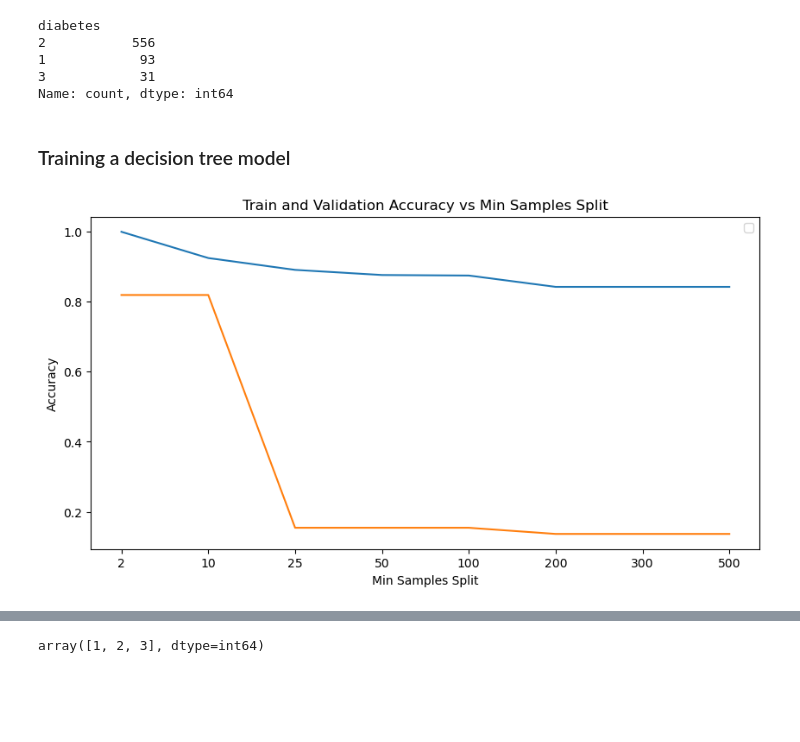
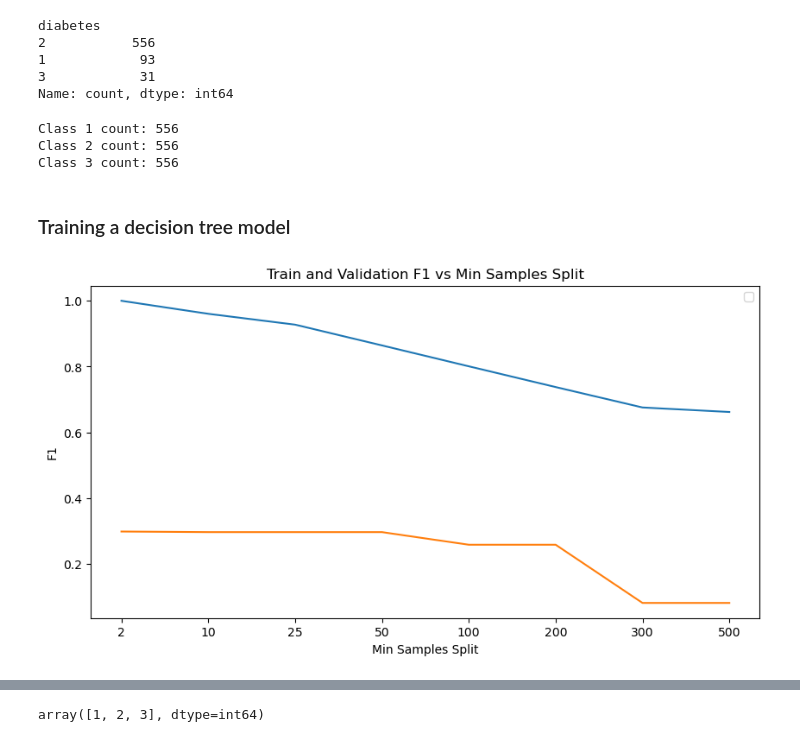
Before and after one commit to ryansoh-42/interpretable-ML-T2DM, a Jupyter notebook: notebooks/04_model_training.ipynb, the cells around one changed output, grey strips where cells are left out. Drawn from its saved outputs; the diff is of its cells as text; code cells hidden in the pictures; blank space fills up the shorter version.

```diff
--- a/notebooks/04_model_training.ipynb
+++ b/notebooks/04_model_training.ipynb
@@ -93,22 +93,23 @@ diabetes
 3            31
 Name: count, dtype: int64
 # %%
-# # Use BorderlineSMOTE to create synthetic samples for minority class near the decision boundary
-# from imblearn.over_sampling import BorderlineSMOTE
+# Use BorderlineSMOTE to create synthetic samples for minority class near the decision boundary
+from imblearn.over_sampling import SMOTE
 
-# borderline_smote = BorderlineSMOTE(sampling_strategy="not majority",
-#                                     random_state=42,
-#                                     k_neighbors=3,
-#                                     m_neighbors=5,
-#                                     kind="borderline-1"
-#                                     )
+smote = SMOTE(sampling_strategy="not majority",
+                                    random_state=42,
+                                    k_neighbors=3)
 
-# # .values.ravel() to convert y_train values to a 1-D array
-# x_train_balanced, y_train_balanced = borderline_smote.fit_resample(x_train_scaled, y_train.values.ravel())
+# .values.ravel() to convert y_train values to a 1-D array
+x_train_balanced, y_train_balanced = smote.fit_resample(x_train_scaled, y_train.values.ravel())
 
-# unique, counts = np.unique(y_train_balanced, return_counts=True)
-# for class_id, count in zip(unique, counts):
-#     print(f"Class {class_id} count: {count}")
+unique, counts = np.unique(y_train_balanced, return_counts=True)
+for class_id, count in zip(unique, counts):
+    print(f"Class {class_id} count: {count}")
+# %% [output]
+Class 1 count: 556
+Class 2 count: 556
+Class 3 count: 556
 # %% [markdown]
 ### Training a decision tree model
 # %%
@@ -117,41 +118,41 @@ Name: count, dtype: int64
 min_samples_split_list = [2, 10, 25, 50, 100, 200, 300, 500]
 max_depth_list = [1, 2, 4, 8, 16, 32, 64, None]
 MIN_SAMPLES_LEAF = 1
-CLASS_WEIGHT =  None
+CLASS_WEIGHT = "balanced"
 RANDOM_STATE = 42
 # %%
 from sklearn.tree import DecisionTreeClassifier
-from sklearn.metrics import accuracy_score
+from sklearn.metrics import f1_score
 
-accuracy_list_train = []
-accuracy_list_cv = []
+f1_list_train = []
+f1_list_cv = []
 
 for min_samples_split in min_samples_split_list:
     model = DecisionTreeClassifier(criterion="entropy",
                                     min_samples_split=min_samples_split,
                                     min_samples_leaf=MIN_SAMPLES_LEAF,
                                     class_weight=CLASS_WEIGHT,
-                                    random_state=RANDOM_STATE).fit(x_train_scaled, y_train)
+                                    random_state=RANDOM_STATE).fit(x_train_balanced, y_train_balanced)
 
     # Predict on training and cross-validation sets
-    pred_train = model.predict(x_train_scaled)
+    pred_train = model.predict(x_train_balanced)
     pred_cv = model.predict(x_cv)
 
-    accuracy_train = accuracy_score(y_train, pred_train)
-    accuracy_cv = accuracy_score(y_cv, pred_cv)
+    f1_train = f1_score(y_train_balanced, pred_train, average="macro")
+    f1_cv = f1_score(y_cv, pred_cv, average="macro")
 
-    accuracy_list_train.append(accuracy_train)
-    accuracy_list_cv.append(accuracy_cv)
+    f1_list_train.append(f1_train)
+    f1_list_cv.append(f1_cv)
 
 plt.figure(figsize=(10, 5))
-plt.title("Train and Validation Accuracy vs Min Samples Split")
+plt.title("Train and Validation F1 vs Min Samples Split")
 plt.xlabel("Min Samples Split")
-plt.ylabel("Accuracy")
+plt.ylabel("F1")
 plt.legend(["Train", "Validation"])
 plt.xticks(ticks=range(len(min_samples_split_list)), labels=min_samples_split_list)
-plt.plot(accuracy_list_train)
-plt.plot(accuracy_list_cv)
+plt.plot(f1_list_train)
+plt.plot(f1_list_cv)
 plt.show()
 # %% [output]
-[figure, old version]
+[figure, new version]
 # %%
```
Also changed, not shown: parts of 9 cells of this notebook, 1 other file.
